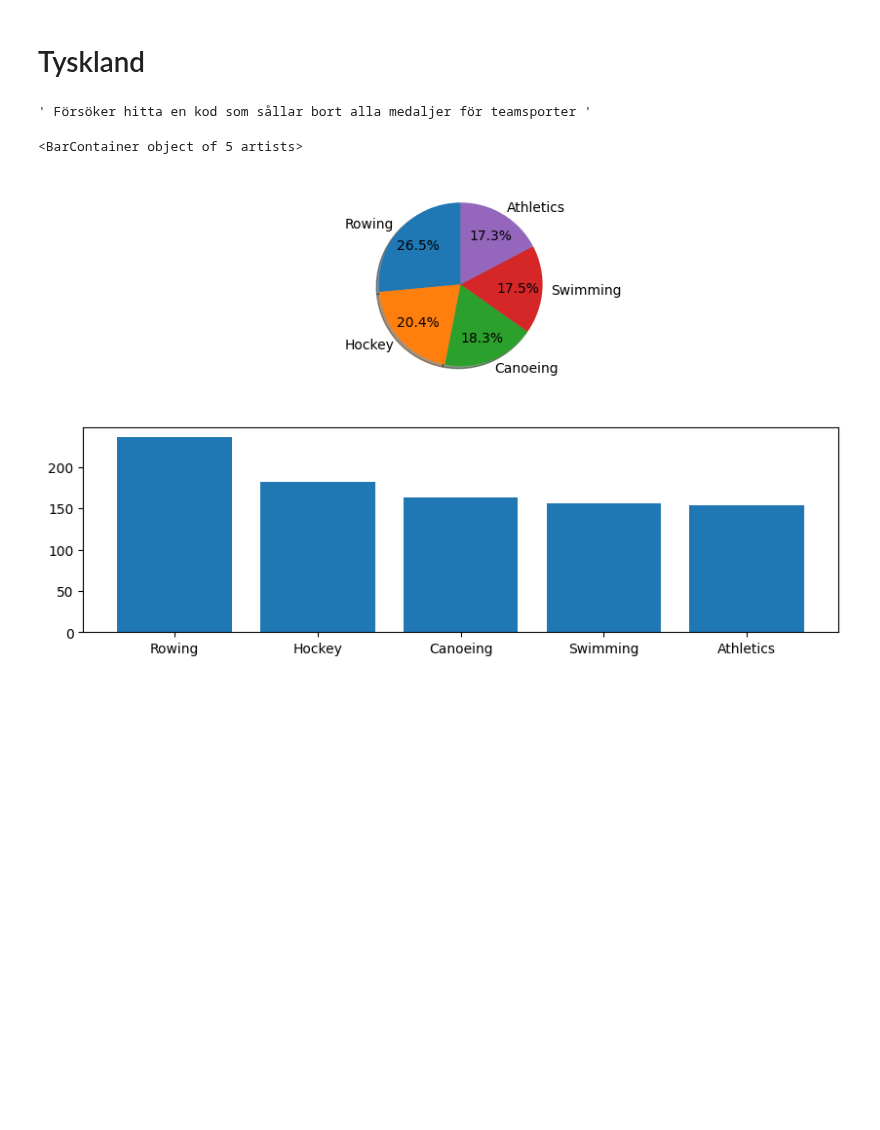
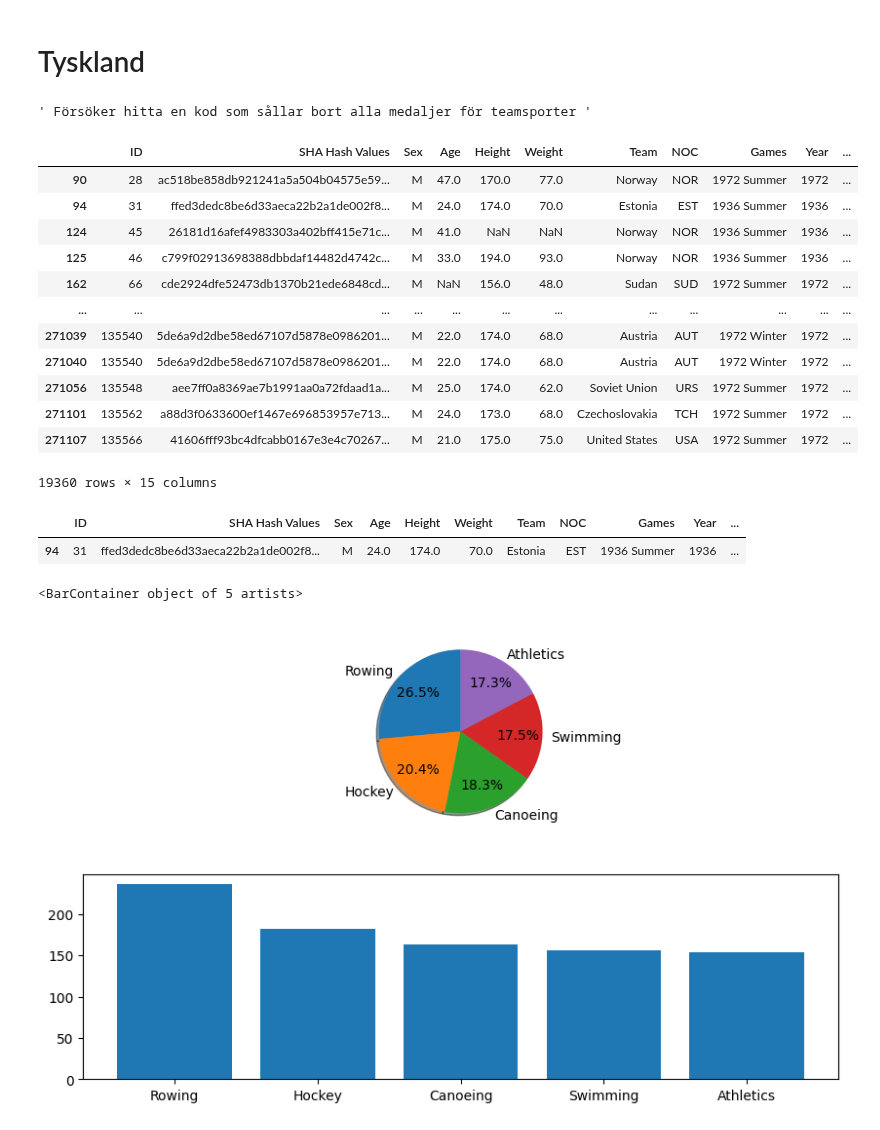
Before and after one commit to n00rp/Project_Olympic, a Jupyter notebook: Individuella filer/individuell_fil_EcE.ipynb, the cells around one changed output. Cells and saved outputs as stored; diff of their text form; code cells hidden in the pictures; blank space fills up the shorter version.

```diff
--- a/Individuella filer/individuell_fil_EcE.ipynb
+++ b/Individuella filer/individuell_fil_EcE.ipynb
@@ -44,6 +44,31 @@ ny_team_variabel = temp_df[ny_team_variabel]
 fig = px.bar(ny_team_variabel, x="Medal", color="Medal", color_discrete_sequence=color1, width=500, height=500)
 fig.update_layout(title="Tyska Nationella Medaljer", xaxis_title="Valör", yaxis_title="Antal")
 fig.show()
+# %%
+citys = df["Year"].isin([1936, 1972, 1916])
+citys = df[citys]
+citys
+# %% [output]
+|  | ID | SHA Hash Values | Sex | Age | Height | Weight | Team | NOC | Games | Year | ... |
+| 90 | 28 | ac518be858db921241a5a504b04575e59... | M | 47.0 | 170.0 | 77.0 | Norway | NOR | 1972 Summer | 1972 | ... |
+| 94 | 31 | ffed3dedc8be6d33aeca22b2a1de002f8... | M | 24.0 | 174.0 | 70.0 | Estonia | EST | 1936 Summer | 1936 | ... |
+| 124 | 45 | 26181d16afef4983303a402bff415e71c... | M | 41.0 | NaN | NaN | Norway | NOR | 1936 Summer | 1936 | ... |
+| 125 | 46 | c799f02913698388dbbdaf14482d4742c... | M | 33.0 | 194.0 | 93.0 | Norway | NOR | 1936 Summer | 1936 | ... |
+| 162 | 66 | cde2924dfe52473db1370b21ede6848cd... | M | NaN | 156.0 | 48.0 | Sudan | SUD | 1972 Summer | 1972 | ... |
+| ... | ... | ... | ... | ... | ... | ... | ... | ... | ... | ... | ... |
+| 271039 | 135540 | 5de6a9d2dbe58ed67107d5878e0986201... | M | 22.0 | 174.0 | 68.0 | Austria | AUT | 1972 Winter | 1972 | ... |
+| 271040 | 135540 | 5de6a9d2dbe58ed67107d5878e0986201... | M | 22.0 | 174.0 | 68.0 | Austria | AUT | 1972 Winter | 1972 | ... |
+| 271056 | 135548 | aee7ff0a8369ae7b1991aa0a72fdaad1a... | M | 25.0 | 174.0 | 62.0 | Soviet Union | URS | 1972 Summer | 1972 | ... |
+| 271101 | 135562 | a88d3f0633600ef1467e696853957e713... | M | 24.0 | 173.0 | 68.0 | Czechoslovakia | TCH | 1972 Summer | 1972 | ... |
+| 271107 | 135566 | 41606fff93bc4dfcabb0167e3e4c70267... | M | 21.0 | 175.0 | 75.0 | United States | USA | 1972 Summer | 1972 | ... |
+19360 rows × 15 columns
+# %%
+citys = df["City"].isin(["Berlin", "Munchen", "GarmischPartenkirchen"])
+citys = df[citys].drop_duplicates(subset=["Games"])
+citys
+# %% [output]
+|  | ID | SHA Hash Values | Sex | Age | Height | Weight | Team | NOC | Games | Year | ... |
+| 94 | 31 | ffed3dedc8be6d33aeca22b2a1de002f8... | M | 24.0 | 174.0 | 70.0 | Estonia | EST | 1936 Summer | 1936 | ... |
 # %%
 sport_top_5 = medals["Sport"].value_counts().head(5)
 sport_top_5
```
Also changed, not shown: 2 other files.
